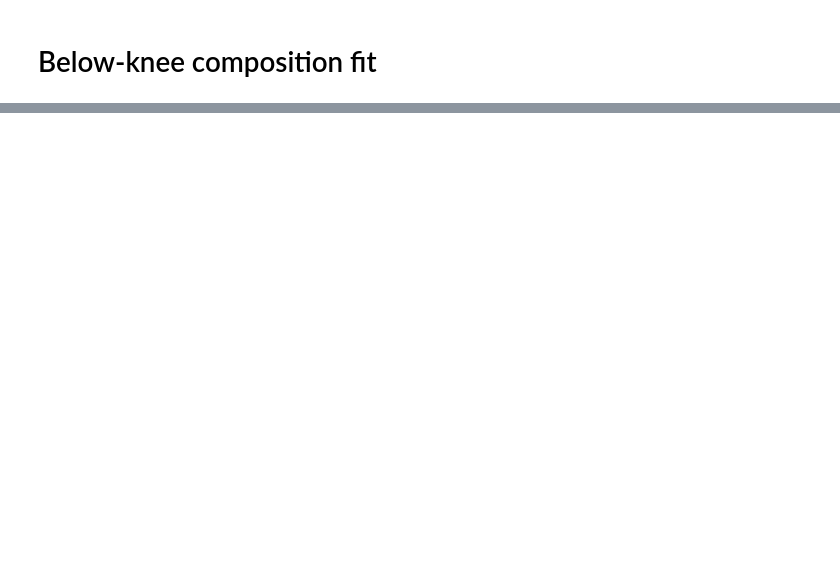
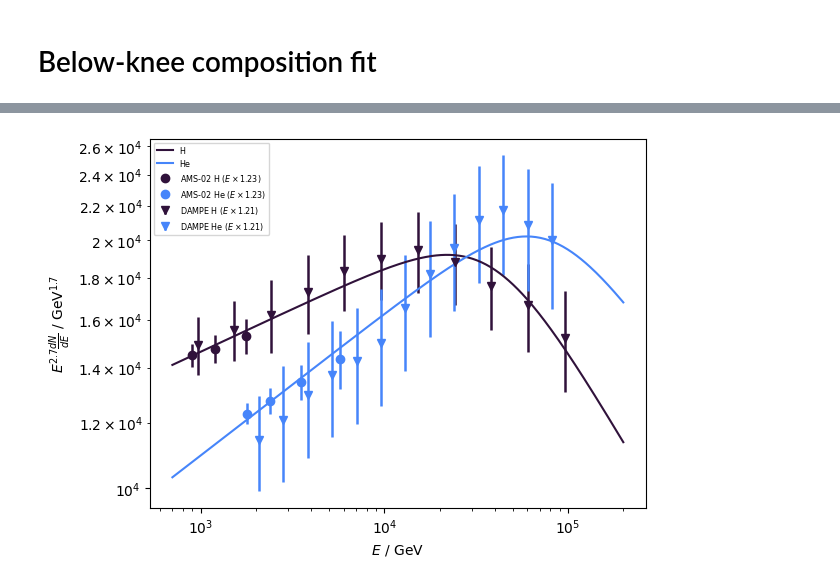
Before and after one commit to nj-vs-vh/EVA, a Jupyter notebook: bayesian.ipynb, the cells around one changed output, grey strips where cells are left out. Cells and saved outputs as stored; diff of their text form; code cells hidden in the pictures; blank space fills up the shorter version.

```diff
--- a/bayesian.ipynb
+++ b/bayesian.ipynb
@@ -360,7 +392,7 @@ def logprior(m: Model) -> float:
 
 def loglikelihood(m: Model) -> float:
     loglike = 0
-    for experiment, particle_data in DATA.items():
+    for experiment, particle_data in FIT_DATA.items():
         for particle, data in particle_data.items():
             data = data.with_shifted_energy_scale(f=m.energy_shifts.shifts[experiment])
             prediction = m.cr.compute(E=data.E, particle=particle)
@@ -372,7 +404,8 @@ def loglikelihood(m: Model) -> float:
                 )
             )
             if np.any(np.isnan(loglike_per_bin)):
-                print(data, prediction)
+                # print(data, prediction)
+                return -np.inf
             loglike += np.sum(loglike_per_bin)
     return loglike
 
@@ -382,19 +415,34 @@ def generate_initial_model() -> Model:
         cr=GalacticCRModel(
             components={
                 p: PowerLawComponent(
-                    I=10 ** stats.norm.rvs(loc=4, scale=0.5),
-                    alpha=stats.norm.rvs(loc=2.5, scale=0.5),
+                    I=(10 ** stats.norm.rvs(loc=-4, scale=0.5)) / (p.Z**2.7),
+                    alpha=stats.norm.rvs(loc=2.7, scale=0.1),
                 )
-                for p in Particle
+                for p in PRIMARY_PARTICLES
             },
-            R_break=stats.uniform.rvs(loc=R_MIN, scale=R_MAX - R_MIN),
-            d_alpha=stats.norm.rvs(loc=0, scale=1),
-            knee_softness=10 ** stats.norm.rvs(loc=0.6, scale=1),
+            R_break=10 ** stats.norm.rvs(loc=6, scale=1),
+            d_alpha=stats.norm.rvs(loc=0, scale=1) ** 2,
+            knee_softness=10 ** stats.norm.rvs(loc=0.3, scale=0.5),
         ),
         energy_shifts=ExperimentEnergyScaleShiftsModel(
-            shifts={
-                exp: 10 ** stats.norm.rvs(loc=0, scale=0.1)
-                for exp in GalacticCRExperiment
-            }
+            shifts={exp: 10 ** stats.norm.rvs(loc=0, scale=0.05) for exp in EXPERIMENTS}
         ),
     )
+# %%
+from scipy import optimize
+
+
+def nll(v: np.ndarray) -> float:
+    model = Model.unpack(v)
+    return - loglikelihood(model)
+
+
+res = optimize.minimize(
+    nll,
+    x0=generate_initial_model().pack(),
+    method="Nelder-Mead",
+    options={
+        "maxiter": 100_000,
+    },
+)
+print(res)
@@ -400,0 +469,4 @@ def generate_initial_model() -> Model:
+# %%
+Model.unpack(res.x).plot(FIT_DATA, scale=2.7)
+# %% [output]
+[figure, added]
```
Also changed, not shown: parts of 13 cells of this notebook, 3 other files.
